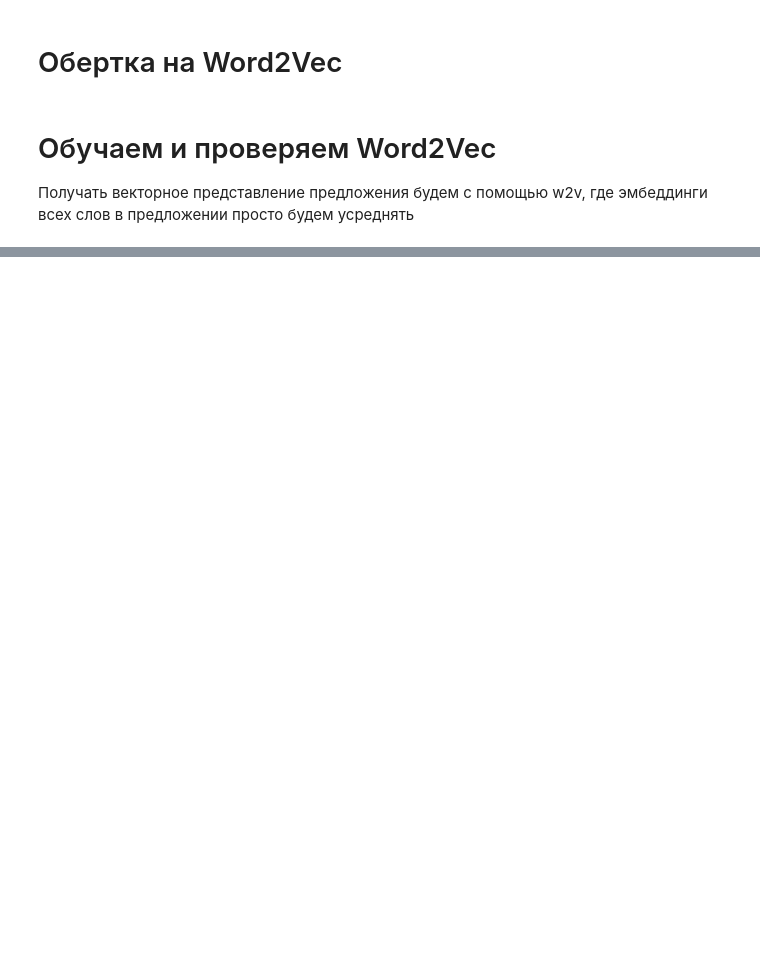
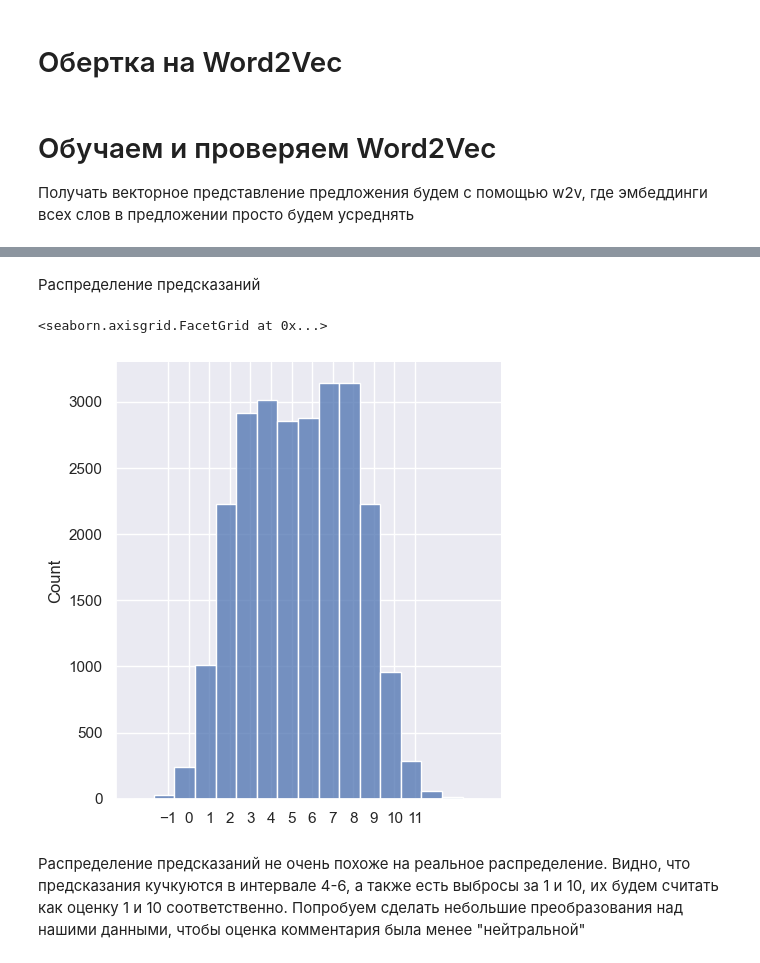
Before and after one commit to triflt/comment_task, a Jupyter notebook: notebook.ipynb, the cells around one changed output, grey strips where cells are left out. Cells and saved outputs as stored; diff of their text form; code cells hidden in the pictures; blank space fills up the shorter version.

Commit message:
ready regressor with analysis

```diff
--- a/notebook.ipynb
+++ b/notebook.ipynb
@@ -254,0 +268,24 @@ Recall: 0.7882
+# %%
+class CatBoostRegressorWrap:
+    def __init__(self, n_estimators, max_depth, learning_rate, loss_function, verbose=100):
+        self.model = CatBoostRegressor(n_estimators=n_estimators,
+                                   max_depth=max_depth,
+                                   learning_rate=learning_rate,
+                                   random_state=42,
+                                   loss_function=loss_function,
+                                   verbose=200)
+
+    def fit(self, x_train, y_train):
+        self.model.fit(x_train, y_train)
+
+    def save(self, path):
+        pickle.dump(self.model, open(path, "wb"))
+
+    def predict(self, x):
+        return self.model.predict(x)
+# %%
+X_train_reg, Y_train_reg = data_to_model(train_df, 'rating')
+X_test_reg, Y_test_reg = data_to_model(test_df, 'rating')
+# %%
+model_reg = CatBoostRegressorWrap(n_estimators=1000, max_depth=6, learning_rate=0.1, loss_function='MAE')
+model_reg.fit(X_train_reg, Y_train_reg)
@@ -254,0 +338,10 @@ Recall: 0.7882
+# %% [markdown]
+Распределение предсказаний
+# %%
+p = sns.displot(model_reg.predict(X_test_reg), discrete=True)
+p.set(xticks=np.arange(-1,12))
+# %% [output]
+<seaborn.axisgrid.FacetGrid at 0x...>
+[figure, added]
+# %% [markdown]
+Распределение предсказаний не очень похоже на реальное распределение. Видно, что предсказания кучкуются в интервале 4-6, а также есть выбросы за 1 и 10, их будем считать как оценку 1 и 10 соответственно. Попробуем сделать небольшие преобразования над нашими данными, чтобы оценка комментария была менее "нейтральной"
```
Also changed, not shown: parts of 50 cells of this notebook, 7 other files.
